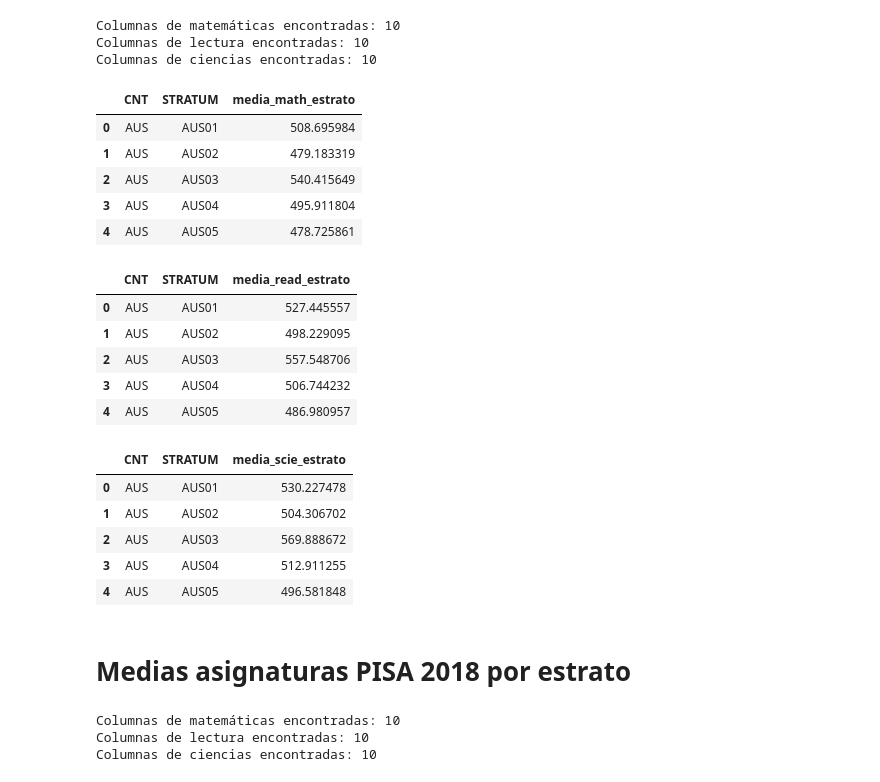
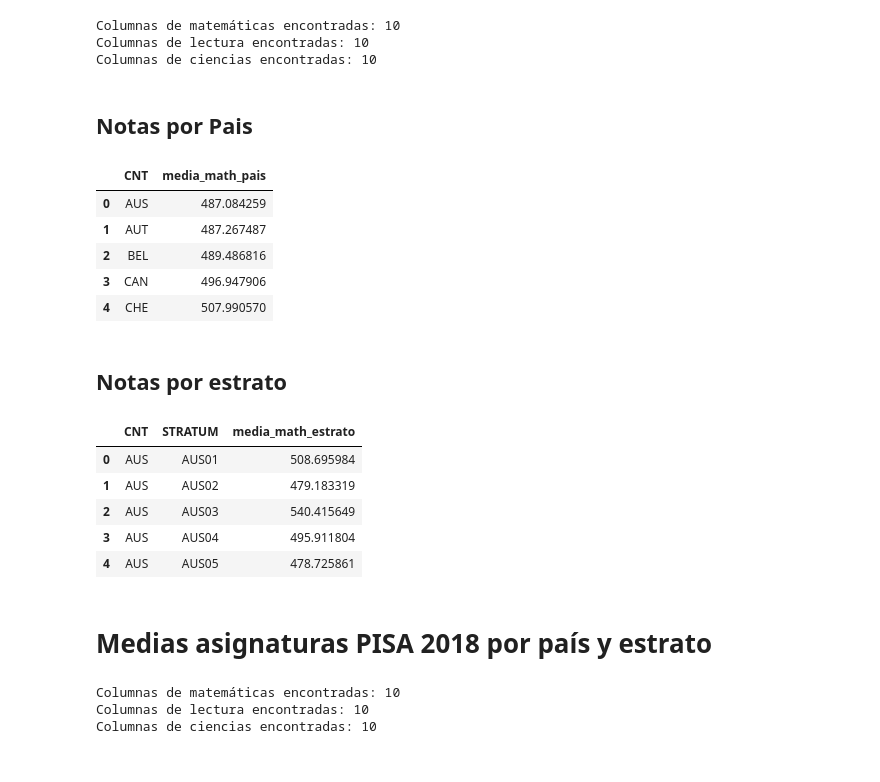
Before and after one commit to musero55/tfm_data_science, a Jupyter notebook: notebooks/fase_1_data_ingestion_eda/01_procesamiento_asignaturas_PISA.ipynb, the cells around one changed output. Saved outputs shown, nothing was run; the diff lists cells and outputs as text; code cells hidden in the pictures.

Commit message:
Ajuste de la funcion de Utils de calculo de media por pais, y calculo de las medias de asignatura por cada pais, se almacena todo en dos dataframes con todos los datos

```diff
--- a/notebooks/fase_1_data_ingestion_eda/01_procesamiento_asignaturas_PISA.ipynb
+++ b/notebooks/fase_1_data_ingestion_eda/01_procesamiento_asignaturas_PISA.ipynb
@@ -73,6 +70,23 @@ columnas_interes = columnas_id + columnas_math + columnas_lectura + columnas_cie
 
 #Hacemos la lectura de los datos de PV valores que nos interesan
 df_pisa = pd.read_parquet(ruta_archivo_estudiantes_2022, columns=columnas_interes)
+# %% [markdown]
+## Notas por Pais
+# %%
+df_medias_math_pais = puntuaciones_pisa_pais(df_pisa, 'MATH', col_peso='W_FSTUWT')
+df_medias_lectura_pais = puntuaciones_pisa_pais(df_pisa, 'READ', col_peso='W_FSTUWT')
+df_medias_ciencias_pais = puntuaciones_pisa_pais(df_pisa, 'SCIE', col_peso='W_FSTUWT')
+# %%
+display(df_medias_math_pais.head())
+# %% [output]
+|  | CNT | media_math_pais |
+| 0 | AUS | 487.084259 |
+| 1 | AUT | 487.267487 |
+| 2 | BEL | 489.486816 |
+| 3 | CAN | 496.947906 |
+| 4 | CHE | 507.990570 |
+# %% [markdown]
+## Notas por estrato
 # %%
 #Calculamo la media ponderada por cada estrato de cada asignatura
 df_medias_math_estrato = puntuaciones_pisa_estratos(df_pisa, 'MATH', col_peso='W_FSTUWT')
@@ -80,8 +94,6 @@ df_medias_lectura_estrato = puntuaciones_pisa_estratos(df_pisa, 'READ', col_peso
 df_medias_ciencias_estrato = puntuaciones_pisa_estratos(df_pisa, 'SCIE', col_peso='W_FSTUWT')
 # %%
 display(df_medias_math_estrato.head())
-display(df_medias_lectura_estrato.head())
-display(df_medias_ciencias_estrato.head())
 # %% [output]
 |  | CNT | STRATUM | media_math_estrato |
 | 0 | AUS | AUS01 | 508.695984 |
@@ -89,17 +101,5 @@ display(df_medias_ciencias_estrato.head())
 | 2 | AUS | AUS03 | 540.415649 |
 | 3 | AUS | AUS04 | 495.911804 |
 | 4 | AUS | AUS05 | 478.725861 |
-|  | CNT | STRATUM | media_read_estrato |
-| 0 | AUS | AUS01 | 527.445557 |
-| 1 | AUS | AUS02 | 498.229095 |
-| 2 | AUS | AUS03 | 557.548706 |
-| 3 | AUS | AUS04 | 506.744232 |
-| 4 | AUS | AUS05 | 486.980957 |
-|  | CNT | STRATUM | media_scie_estrato |
-| 0 | AUS | AUS01 | 530.227478 |
-| 1 | AUS | AUS02 | 504.306702 |
-| 2 | AUS | AUS03 | 569.888672 |
-| 3 | AUS | AUS04 | 512.911255 |
-| 4 | AUS | AUS05 | 496.581848 |
 # %%
 #Guardamos el dataframe en formato parquet
@@ -107,7 +110,7 @@ df_medias_math_estrato.to_parquet(ruta_medias_asignaturas/'pisa22_medias_math_es
 df_medias_lectura_estrato.to_parquet(ruta_medias_asignaturas/'pisa22_medias_read_estrato.parquet', index=False)
 df_medias_ciencias_estrato.to_parquet(ruta_medias_asignaturas/'pisa22_medias_scie_estrato.parquet', index=False)
 # %% [markdown]
-# Medias asignaturas PISA 2018 por estrato
+# Medias asignaturas PISA 2018 por país y estrato
 # %%
 #Cargamos todos los datos de estudiantes de 2018
 ruta_archivo_estudiantes_2018 = ruta_datos_raw / 'pisa2018_estudiantes.parquet'
```
Also changed, not shown: parts of 15 cells of this notebook, 15 other files.
